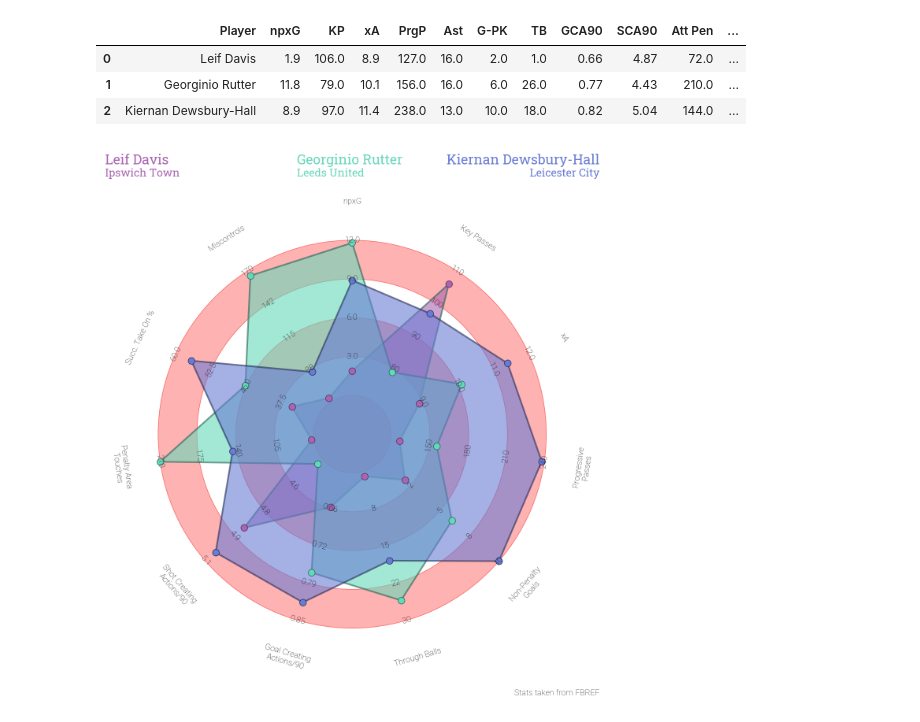
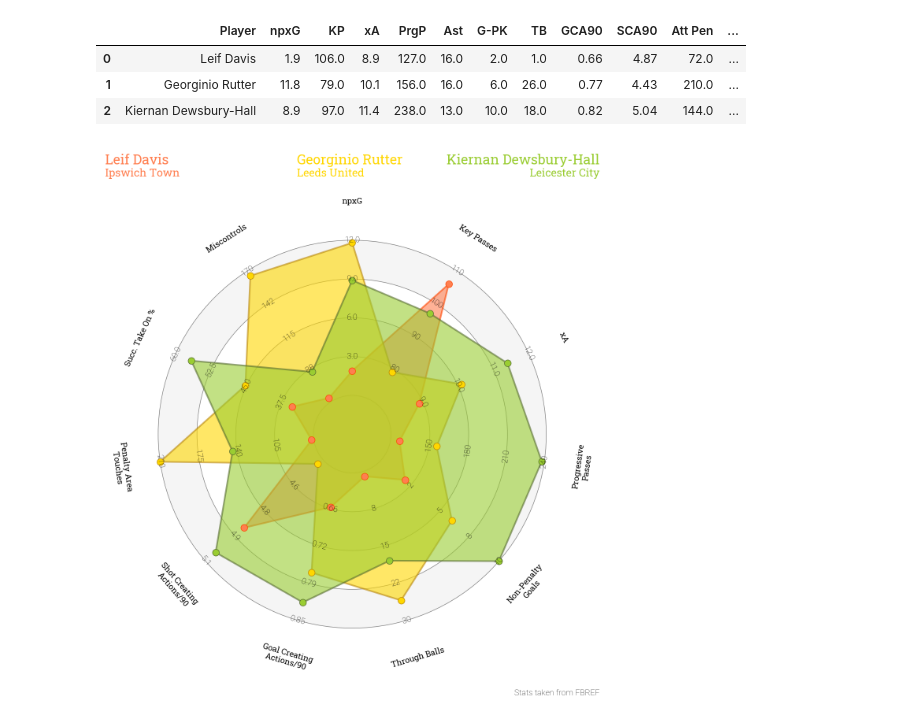
Before and after one commit to jamesdidathing/football_analysis, a Jupyter notebook: projects/championship_players_radar.ipynb, the cells around one changed output. Cells and saved outputs as stored; diff of their text form; code cells hidden in the pictures.

Commit message:
changed colours of radar plots

```diff
--- a/projects/championship_players_radar.ipynb
+++ b/projects/championship_players_radar.ipynb
@@ -455,55 +455,55 @@ fig, axs = grid(figheight=14, grid_height=0.915, title_height=0.06, endnote_heig
 
 # plot radar
 radar.setup_axis(ax=axs['radar'])  # format axis as a radar
-rings_inner = radar.draw_circles(ax=axs['radar'], facecolor='#ffb2b2', edgecolor='#fc5f5f')
+rings_inner = radar.draw_circles(ax=axs['radar'], facecolor='whitesmoke', edgecolor='grey')
 radar1, vertices1 = radar.draw_radar_solid(davis, ax=axs['radar'],
-                                           kwargs={'facecolor': '#aa65b2',
+                                           kwargs={'facecolor': 'coral',
                                                    'alpha': 0.6,
-                                                   'edgecolor': '#216352',
+                                                   'edgecolor': 'orangered',
                                                    'lw': 3})
 
 radar2, vertices2 = radar.draw_radar_solid(rutter, ax=axs['radar'],
-                                           kwargs={'facecolor': '#66d8ba',
+                                           kwargs={'facecolor': 'gold',
                                                    'alpha': 0.6,
-                                                   'edgecolor': '#216352',
+                                                   'edgecolor': 'darkgoldenrod',
                                                    'lw': 3})
 
 radar3, vertices3 = radar.draw_radar_solid(dews_hall, ax=axs['radar'],
-                                           kwargs={'facecolor': '#697cd4',
+                                           kwargs={'facecolor': 'yellowgreen',
                                                    'alpha': 0.6,
-                                                   'edgecolor': '#222b54',
+                                                   'edgecolor': 'darkolivegreen',
                                                    'lw': 3})
 
 axs['radar'].scatter(vertices1[:, 0], vertices1[:, 1],
-           c='#aa65b2', edgecolors='#502a54', marker='o', s=150, zorder=2)
+           c='coral', edgecolors='orangered', marker='o', s=150, zorder=2)
 axs['radar'].scatter(vertices2[:, 0], vertices2[:, 1],
-           c='#66d8ba', edgecolors='#216352', marker='o', s=150, zorder=2)
+           c='gold', edgecolors='darkgoldenrod', marker='o', s=150, zorder=2)
 axs['radar'].scatter(vertices3[:, 0], vertices3[:, 1],
-           c='#697cd4', edgecolors='#222b54', marker='o', s=150, zorder=2)
+           c='yellowgreen', edgecolors='darkolivegreen', marker='o', s=150, zorder=2)
 
 range_labels = radar.draw_range_labels(ax=axs['radar'], fontsize=15, fontproperties=robotto_thin.prop)
-param_labels = radar.draw_param_labels(ax=axs['radar'], fontsize=15, fontproperties=robotto_thin.prop)
+param_labels = radar.draw_param_labels(ax=axs['radar'], fontsize=15, fontproperties=robotto_bold.prop)
 
 
 # adding the endnote and title text (these axes range from 0-1, i.e. 0, 0 is the bottom left)
 # Note we are slightly offsetting the text from the edges by 0.01 (1%, e.g. 0.99)
 endnote_text = axs['endnote'].text(0.99, 0.5, 'Stats taken from FBREF', fontsize=15,
                                    fontproperties=robotto_thin.prop, ha='right', va='center')
-title1_text = axs['title'].text(0.01, 0.65, 'Leif Davis', fontsize=25, color='#aa65b2',
+title1_text = axs['title'].text(0.01, 0.65, 'Leif Davis', fontsize=25, color='coral',
                                 fontproperties=robotto_bold.prop, ha='left', va='center')
 title2_text = axs['title'].text(0.01, 0.25, 'Ipswich Town', fontsize=20,
                                 fontproperties=robotto_bold.prop,
-                                ha='left', va='center', color='#aa65b2')
-title1_text = axs['title'].text(0.39, 0.65, 'Georginio Rutter', fontsize=25, color='#66d8ba',
+                                ha='left', va='center', color='coral')
+title1_text = axs['title'].text(0.39, 0.65, 'Georginio Rutter', fontsize=25, color='gold',
                                 fontproperties=robotto_bold.prop, ha='left', va='center')
 title2_text = axs['title'].text(0.39, 0.25, 'Leeds United', fontsize=20,
                                 fontproperties=robotto_bold.prop,
-                                ha='left', va='center', color='#66d8ba')
+                                ha='left', va='center', color='gold')
 title3_text = axs['title'].text(0.99, 0.65, 'Kiernan Dewsbury-Hall', fontsize=25,
                                 fontproperties=robotto_bold.prop,
-                                ha='right', va='center', color='#697cd4')
+                                ha='right', va='center', color='yellowgreen')
 title4_text = axs['title'].text(0.99, 0.25, 'Leicester City', fontsize=20,
                                 fontproperties=robotto_bold.prop,
-                                ha='right', va='center', color='#697cd4')
+                                ha='right', va='center', color='yellowgreen')
 # %% [output]
-[figure, old version]
+[figure, new version]
```
Also changed, not shown: parts of 1 cell of this notebook.
